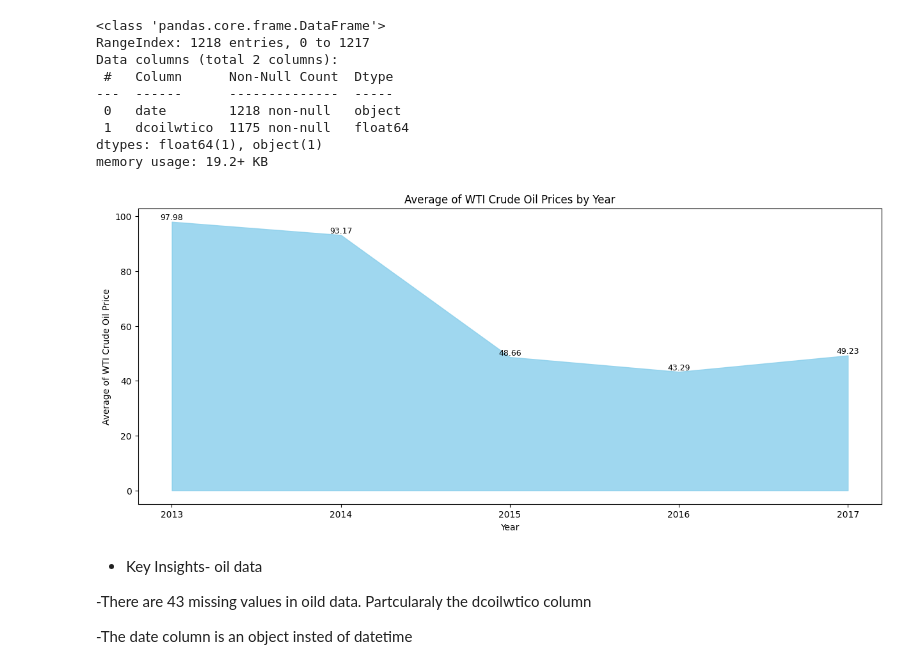
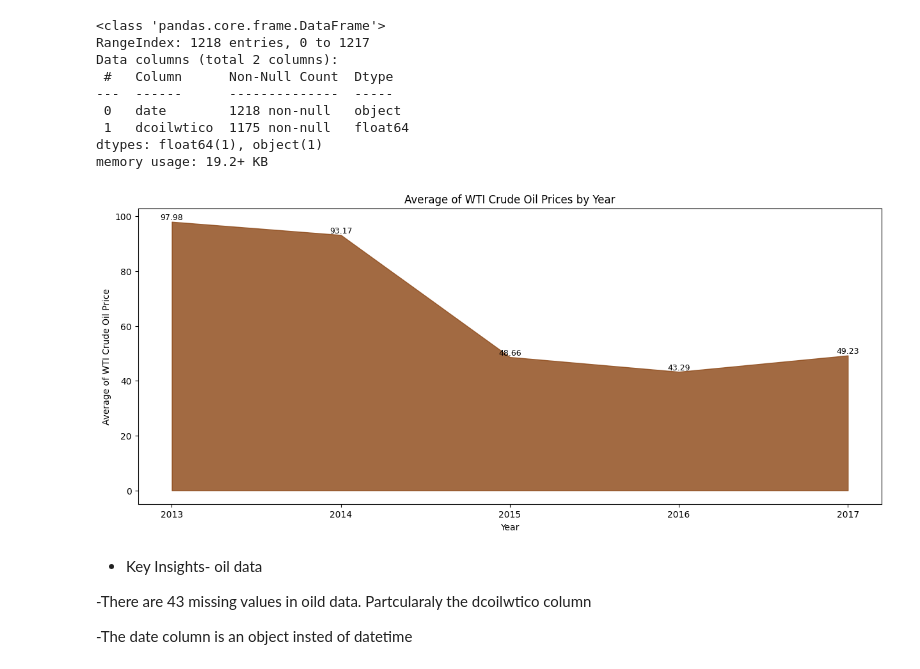
Before and after one commit to Njuraita/Time-Series-Regression-Analysis-Corporation-Favorita-, a Jupyter notebook: Notebooks/main.ipynb, the cells around one changed output. Cells and saved outputs as stored; diff of their text form; code cells hidden in the pictures.

Commit message:
Data Understanding

```diff
--- a/Notebooks/main.ipynb
+++ b/Notebooks/main.ipynb
@@ -194,19 +194,19 @@ grouped_data = oil_data_cp.resample('Y')['dcoilwtico'].mean()
 # %%
 # Plotting area chart
 plt.figure(figsize=(15, 6))
-plt.fill_between(grouped_data.index.year, grouped_data.values, color='skyblue', alpha=0.8)
+plt.fill_between(grouped_data.index.year, grouped_data.values, color='#8B4513', alpha=0.8)
 
 # Adding data labels
 for i, value in enumerate(grouped_data.values):
     plt.text(grouped_data.index.year[i], value, str(round(value, 2)), ha='center', va='bottom', fontsize=9)
 
 plt.xticks(grouped_data.index.year)
 plt.xlabel('Year')
 plt.ylabel('Average of WTI Crude Oil Price')
 plt.title('Average of WTI Crude Oil Prices by Year')
 plt.show()
 # %% [output]
-[figure, old version]
+[figure, new version]
 # %% [markdown]
 - Key Insights- oil data
 
```
Also changed, not shown: parts of 33 cells of this notebook.
